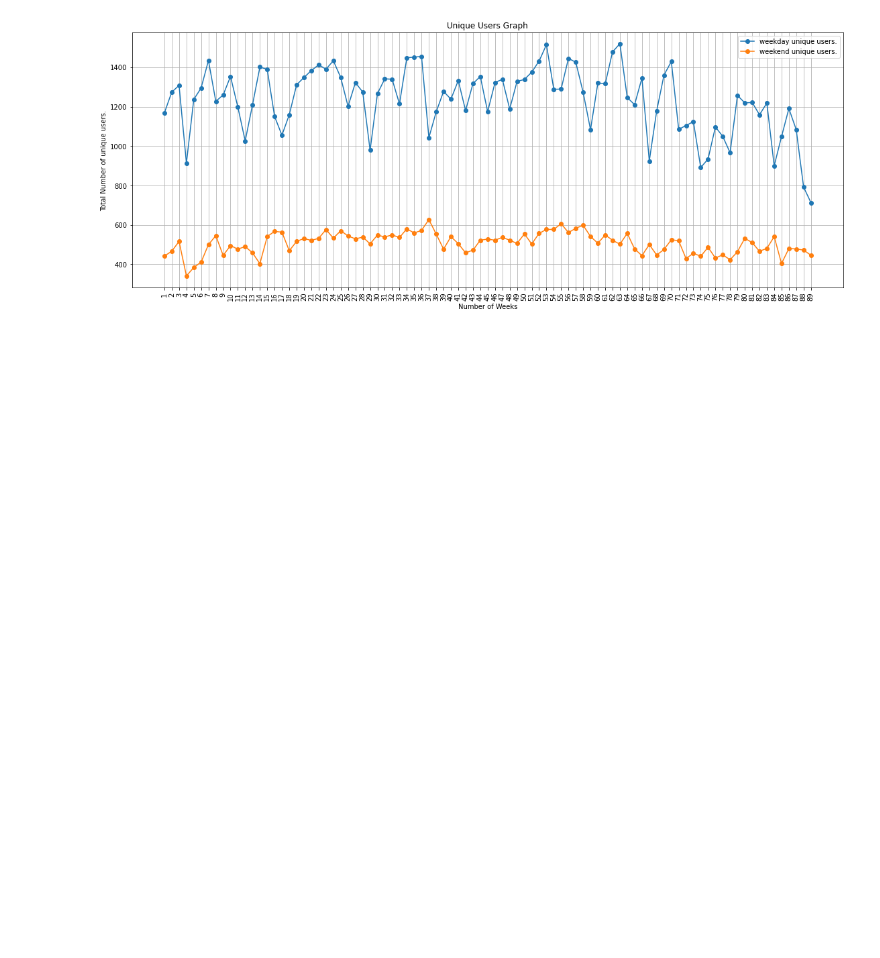
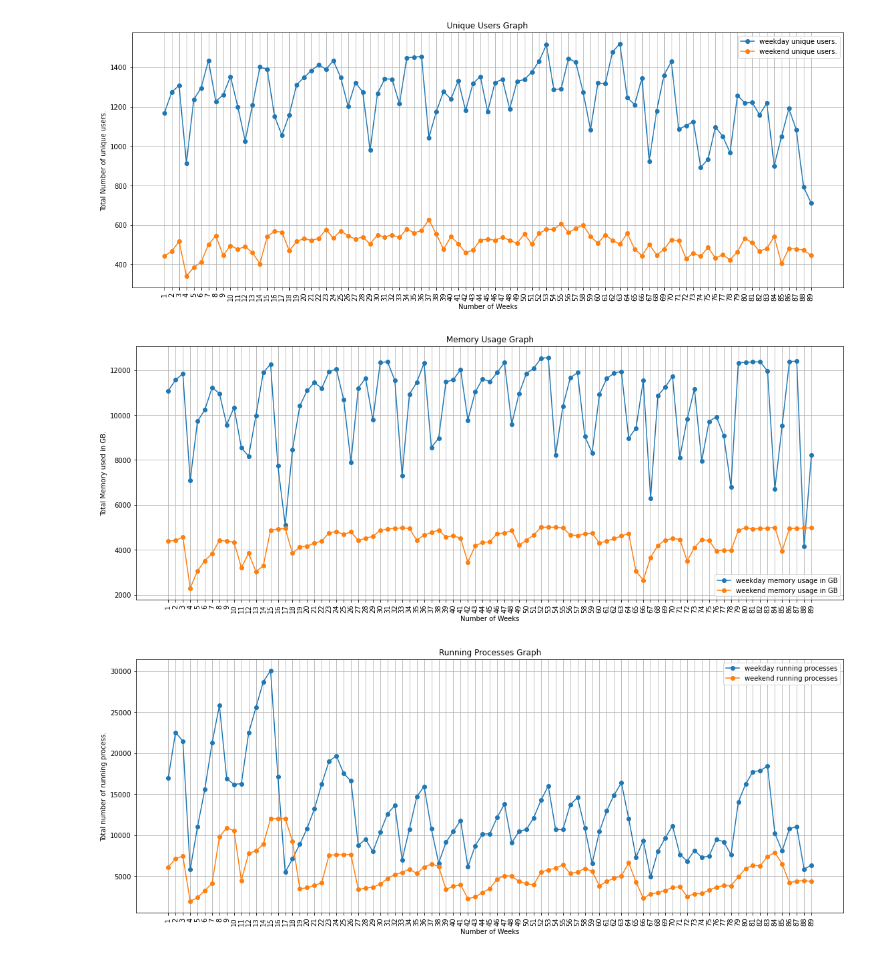
Before and after one commit to shubhamrastogi1810/SMC-Data_Challenge, a Jupyter notebook: Correlation.ipynb, the cells around one changed output. Saved outputs shown, nothing was run; the diff lists cells and outputs as text; code cells hidden in the pictures; blank space fills up the shorter version.

```diff
--- a/Correlation.ipynb
+++ b/Correlation.ipynb
@@ -83,31 +83,33 @@ def finding_correlation(arg):
         plt.plot(x_values,we_values,label='weekend unique users.',marker='o')
         plt.legend()
     elif arg  == 'memory-used':
         plt.title('Memory Usage Graph')
         plt.ylabel('Total Memory used in GB.')
         plt.plot(x_values,w_values,label='weekday memory usage in GB',marker='o')
         plt.plot(x_values,we_values,label='weekend memory usage in GB',marker='o')
         plt.legend()
     elif arg  == 'running-process':
         plt.title('Running Processes Graph')
         plt.ylabel('Total number of running process.')
         plt.plot(x_values,w_values,label='weekday running processes',marker='o')
         plt.plot(x_values,we_values,label='weekend running processes',marker='o')
         plt.legend()
 
 
 
     plt.grid()
     plt.xticks(x_values,rotation=90)
     plt.show()
 
 
 
 
 # finding the correlation of following list values.
-relation = ['wusers','mem']
+relation = ['wusers','memory-used','running-process']
 
 for i in relation:
     finding_correlation(i)
 # %% [output]
 [figure]
+[figure, added]
+[figure, added]
```
